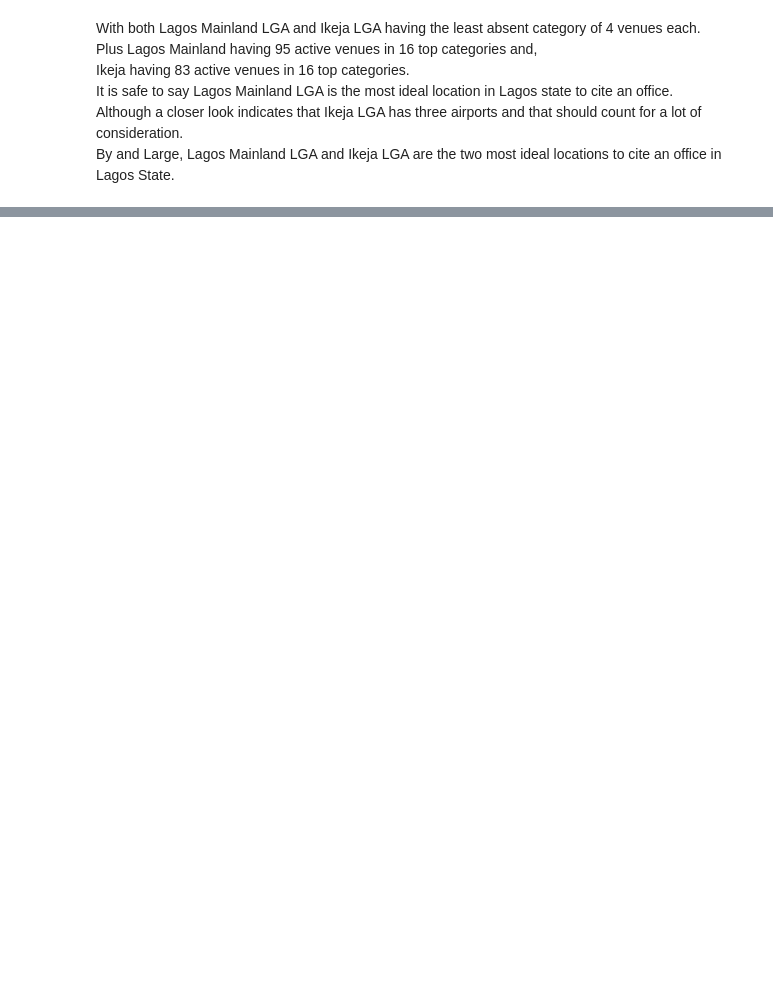
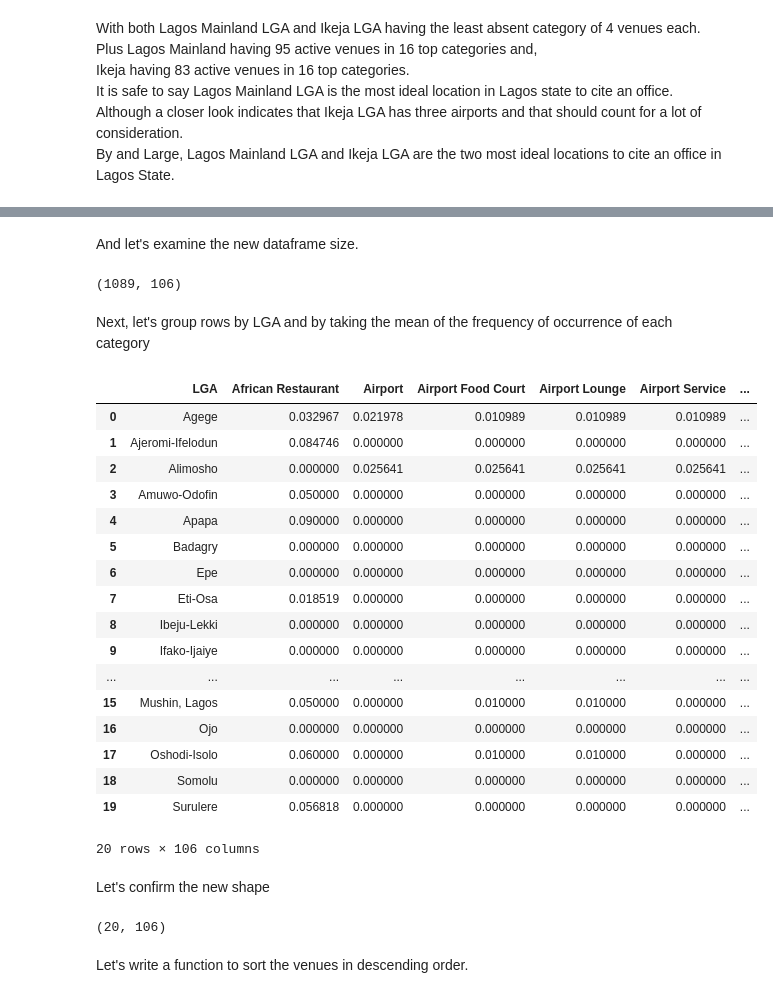
Before and after one commit to Lawrence-Krukrubo/IBM_Data_Specialization_Capstone_Project, a Jupyter notebook: applied_data_science_capstone_project.ipynb, the cells around one changed output, grey strips where cells are left out. Saved outputs shown, nothing was run; the diff lists cells and outputs as text; code cells hidden in the pictures; blank space fills up the shorter version.

```diff
--- a/applied_data_science_capstone_project.ipynb
+++ b/applied_data_science_capstone_project.ipynb
@@ -979,0 +1001,6 @@ By and Large, Lagos Mainland LGA and Ikeja LGA are the two most ideal locations
+# %%
+# Let's inspect the Lagos Mainland Data frame
+
+lagos_mainland_df = return_venues('Lagos Mainland')
+
+lagos_mainland_df.head()
@@ -979,0 +1089,18 @@ By and Large, Lagos Mainland LGA and Ikeja LGA are the two most ideal locations
+# %%
+map_lagos_state = folium.Map(location=[latitude, longitude], zoom_start=10)
+
+# add markers to map
+for lat, lng, LGA  in zip(lagos_df['latitude'], lagos_df['longitude'], lagos_df['LGA']):
+    label = '{}'.format(LGA)
+    label = folium.Popup(label, parse_html=True)
+    folium.CircleMarker(
+        [lat, lng],
+        radius=6,
+        popup=label,
+        color='blue',
+        fill=True,
+        fill_color='red',
+        fill_opacity=0.7,
+        parse_html=False).add_to(map_lagos_state)
+
+map_lagos_state
@@ -979,0 +1151,4 @@ By and Large, Lagos Mainland LGA and Ikeja LGA are the two most ideal locations
+# %%
+lagos_state_venues = getNearbyVenues(names= lagos_df['LGA'],
+                                     latitudes= lagos_df['latitude'],
+                                     longitudes= lagos_df['longitude'])
@@ -979,0 +1230,12 @@ By and Large, Lagos Mainland LGA and Ikeja LGA are the two most ideal locations
+# %%
+# one hot encoding
+lagos_onehot = pd.get_dummies(lagos_state_venues[['Venue_Category']], prefix="", prefix_sep="")
+
+# add LGA column back to dataframe
+lagos_onehot['LGA'] = lagos_state_venues['LGA']
+
+# move LGA column to the first column
+fixed_columns = [lagos_onehot.columns[-1]] + list(lagos_onehot.columns[:-1])
+lagos_onehot = lagos_onehot[fixed_columns]
+
+lagos_onehot.head()
@@ -979,0 +1250,39 @@ By and Large, Lagos Mainland LGA and Ikeja LGA are the two most ideal locations
+# %% [markdown]
+And let's examine the new dataframe size.
+# %%
+lagos_onehot.shape
+# %% [output]
+(1089, 106)
+# %% [markdown]
+Next, let's group rows by LGA and by taking the mean of the frequency of occurrence of each category
+# %%
+lagos_grouped = lagos_onehot.groupby('LGA').mean().reset_index()
+
+lagos_grouped
+# %% [output]
+|  | LGA | African Restaurant | Airport | Airport Food Court | Airport Lounge | Airport Service | ... |
+| 0 | Agege | 0.032967 | 0.021978 | 0.010989 | 0.010989 | 0.010989 | ... |
+| 1 | Ajeromi-Ifelodun | 0.084746 | 0.000000 | 0.000000 | 0.000000 | 0.000000 | ... |
+| 2 | Alimosho | 0.000000 | 0.025641 | 0.025641 | 0.025641 | 0.025641 | ... |
+| 3 | Amuwo-Odofin | 0.050000 | 0.000000 | 0.000000 | 0.000000 | 0.000000 | ... |
+| 4 | Apapa | 0.090000 | 0.000000 | 0.000000 | 0.000000 | 0.000000 | ... |
+| 5 | Badagry | 0.000000 | 0.000000 | 0.000000 | 0.000000 | 0.000000 | ... |
+| 6 | Epe | 0.000000 | 0.000000 | 0.000000 | 0.000000 | 0.000000 | ... |
+| 7 | Eti-Osa | 0.018519 | 0.000000 | 0.000000 | 0.000000 | 0.000000 | ... |
+| 8 | Ibeju-Lekki | 0.000000 | 0.000000 | 0.000000 | 0.000000 | 0.000000 | ... |
+| 9 | Ifako-Ijaiye | 0.000000 | 0.000000 | 0.000000 | 0.000000 | 0.000000 | ... |
+| ... | ... | ... | ... | ... | ... | ... | ... |
+| 15 | Mushin, Lagos | 0.050000 | 0.000000 | 0.010000 | 0.010000 | 0.000000 | ... |
+| 16 | Ojo | 0.000000 | 0.000000 | 0.000000 | 0.000000 | 0.000000 | ... |
+| 17 | Oshodi-Isolo | 0.060000 | 0.000000 | 0.010000 | 0.010000 | 0.000000 | ... |
+| 18 | Somolu | 0.000000 | 0.000000 | 0.000000 | 0.000000 | 0.000000 | ... |
+| 19 | Surulere | 0.056818 | 0.000000 | 0.000000 | 0.000000 | 0.000000 | ... |
+20 rows × 106 columns
+# %% [markdown]
+Let's confirm the new shape
+# %%
+lagos_grouped.shape
+# %% [output]
+(20, 106)
+# %% [markdown]
+Let's write a function to sort the venues in descending order.
```
Also changed, not shown: parts of 62 cells of this notebook.
